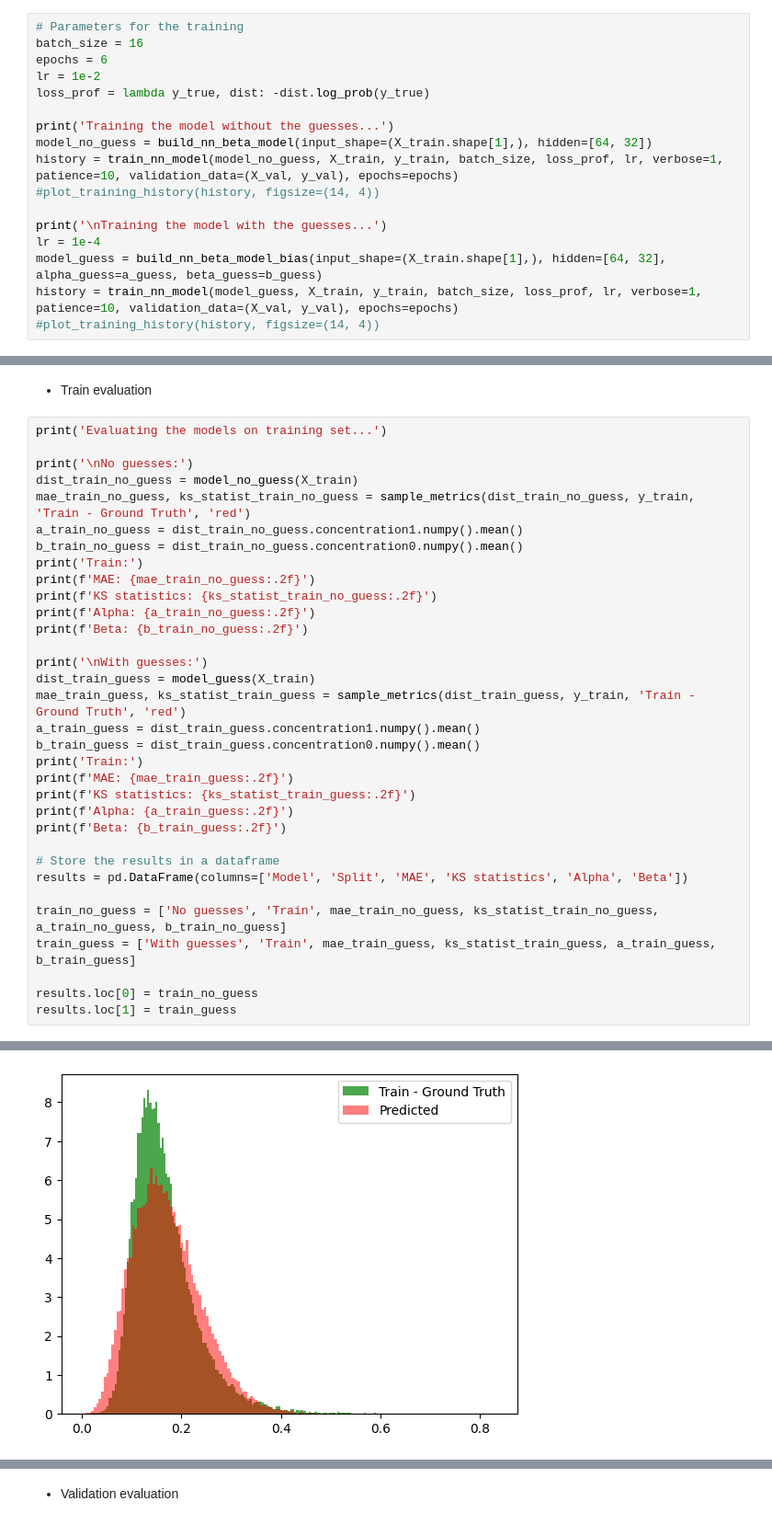
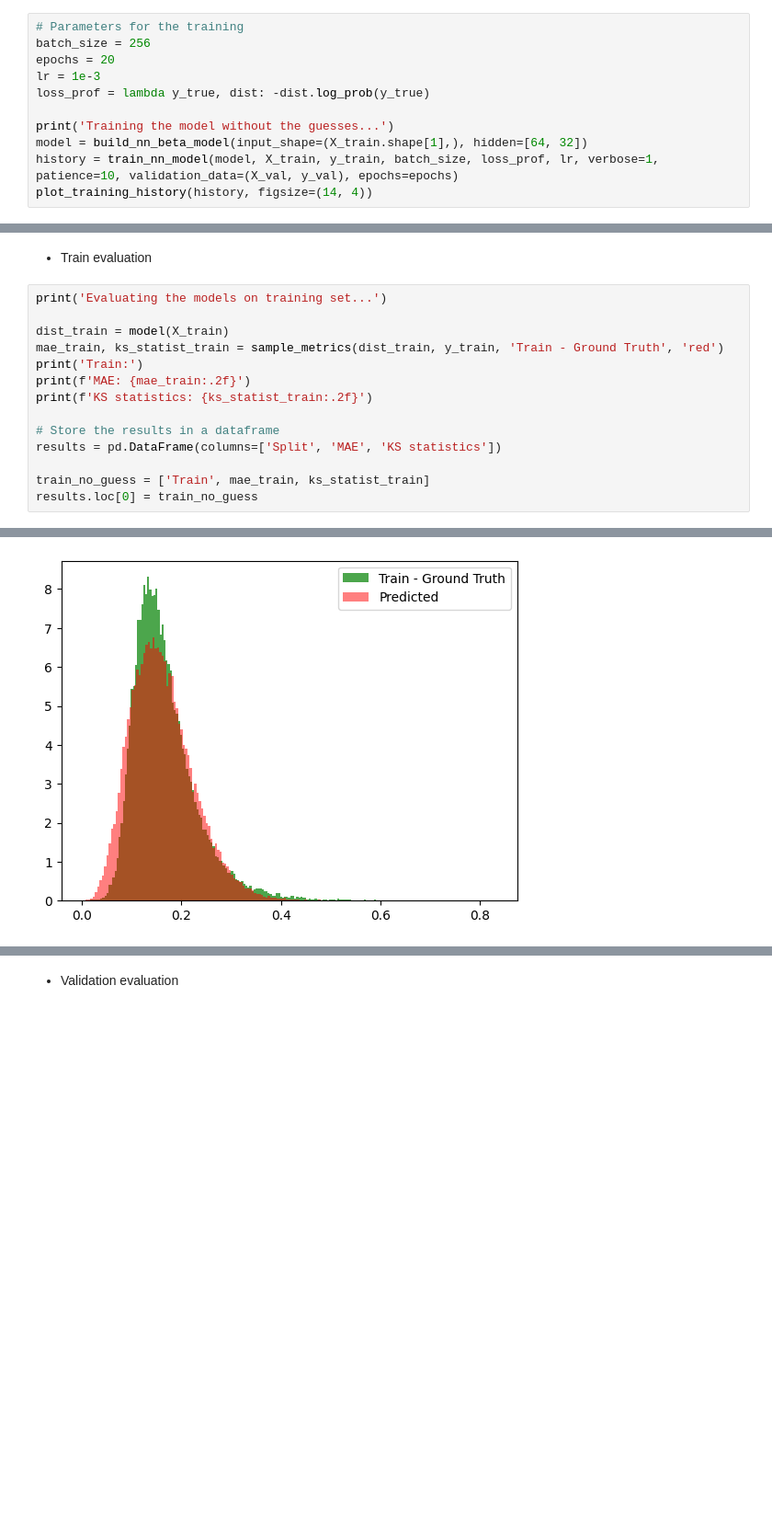
Before and after one commit to oshodiS/Rainfall-BetaEstimation, a Jupyter notebook: Rainfall new dataset.ipynb, the cells around one changed output, grey strips where cells are left out. Shown at 92% size. Cells and saved outputs as stored; diff of their text form; blank space fills up the shorter version.

```diff
--- a/Rainfall new dataset.ipynb
+++ b/Rainfall new dataset.ipynb
@@ -538,19 +506,13 @@ alpha_guess = 5.992658120317382, beta_guess = 29.58647050836343
 # %%
 # Parameters for the training
-batch_size = 16
-epochs = 6
-lr = 1e-2
+batch_size = 256
+epochs = 20
+lr = 1e-3
 loss_prof = lambda y_true, dist: -dist.log_prob(y_true)
 
 print('Training the model without the guesses...')
-model_no_guess = build_nn_beta_model(input_shape=(X_train.shape[1],), hidden=[64, 32])
-history = train_nn_model(model_no_guess, X_train, y_train, batch_size, loss_prof, lr, verbose=1, patience=10, validation_data=(X_val, y_val), epochs=epochs)
-#plot_training_history(history, figsize=(14, 4))
-
-print('\nTraining the model with the guesses...')
-lr = 1e-4
-model_guess = build_nn_beta_model_bias(input_shape=(X_train.shape[1],), hidden=[64, 32], alpha_guess=a_guess, beta_guess=b_guess)
-history = train_nn_model(model_guess, X_train, y_train, batch_size, loss_prof, lr, verbose=1, patience=10, validation_data=(X_val, y_val), epochs=epochs)
-#plot_training_history(history, figsize=(14, 4))
+model = build_nn_beta_model(input_shape=(X_train.shape[1],), hidden=[64, 32])
+history = train_nn_model(model, X_train, y_train, batch_size, loss_prof, lr, verbose=1, patience=10, validation_data=(X_val, y_val), epochs=epochs)
+plot_training_history(history, figsize=(14, 4))
 # %% [output]
 Training the model without the guesses...
@@ -575,35 +539,16 @@ Epoch 6/6
 # %%
 print('Evaluating the models on training set...')
 
-print('\nNo guesses:')
-dist_train_no_guess = model_no_guess(X_train)
-mae_train_no_guess, ks_statist_train_no_guess = sample_metrics(dist_train_no_guess, y_train, 'Train - Ground Truth', 'red')
-a_train_no_guess = dist_train_no_guess.concentration1.numpy().mean()
-b_train_no_guess = dist_train_no_guess.concentration0.numpy().mean()
+dist_train = model(X_train)
+mae_train, ks_statist_train = sample_metrics(dist_train, y_train, 'Train - Ground Truth', 'red')
 print('Train:')
-print(f'MAE: {mae_train_no_guess:.2f}')
-print(f'KS statistics: {ks_statist_train_no_guess:.2f}')
-print(f'Alpha: {a_train_no_guess:.2f}')
-print(f'Beta: {b_train_no_guess:.2f}')
-
-print('\nWith guesses:')
-dist_train_guess = model_guess(X_train)
-mae_train_guess, ks_statist_train_guess = sample_metrics(dist_train_guess, y_train, 'Train - Ground Truth', 'red')
-a_train_guess = dist_train_guess.concentration1.numpy().mean()
-b_train_guess = dist_train_guess.concentration0.numpy().mean()
-print('Train:')
-print(f'MAE: {mae_train_guess:.2f}')
-print(f'KS statistics: {ks_statist_train_guess:.2f}')
-print(f'Alpha: {a_train_guess:.2f}')
-print(f'Beta: {b_train_guess:.2f}')
+print(f'MAE: {mae_train:.2f}')
+print(f'KS statistics: {ks_statist_train:.2f}')
 
 # Store the results in a dataframe
-results = pd.DataFrame(columns=['Model', 'Split', 'MAE', 'KS statistics', 'Alpha', 'Beta'])
+results = pd.DataFrame(columns=['Split', 'MAE', 'KS statistics'])
 
-train_no_guess = ['No guesses', 'Train', mae_train_no_guess, ks_statist_train_no_guess, a_train_no_guess, b_train_no_guess]
-train_guess = ['With guesses', 'Train', mae_train_guess, ks_statist_train_guess, a_train_guess, b_train_guess]
-
+train_no_guess = ['Train', mae_train, ks_statist_train]
 results.loc[0] = train_no_guess
-results.loc[1] = train_guess
 # %% [output]
 Evaluating the models on training set...
@@ -612,4 +555,4 @@ No guesses:
-[figure, old version]
+[figure, new version]
 Train:
 MAE: 0.07
 KS statistics: 0.07
```
Also changed, not shown: parts of 19 cells of this notebook.
